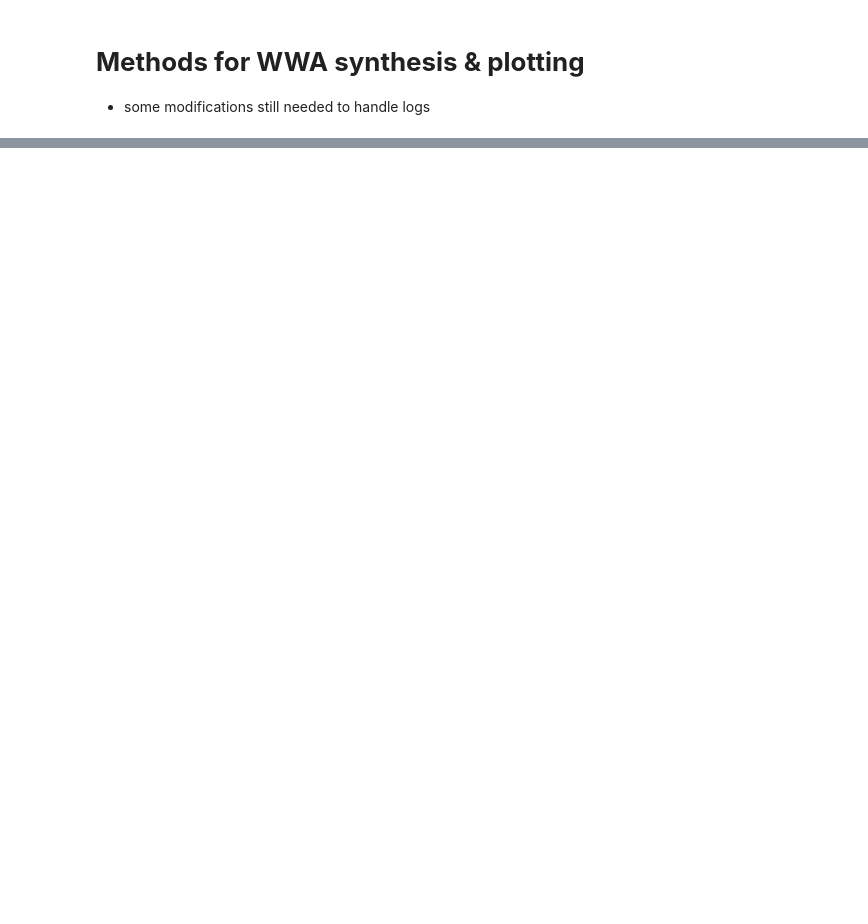
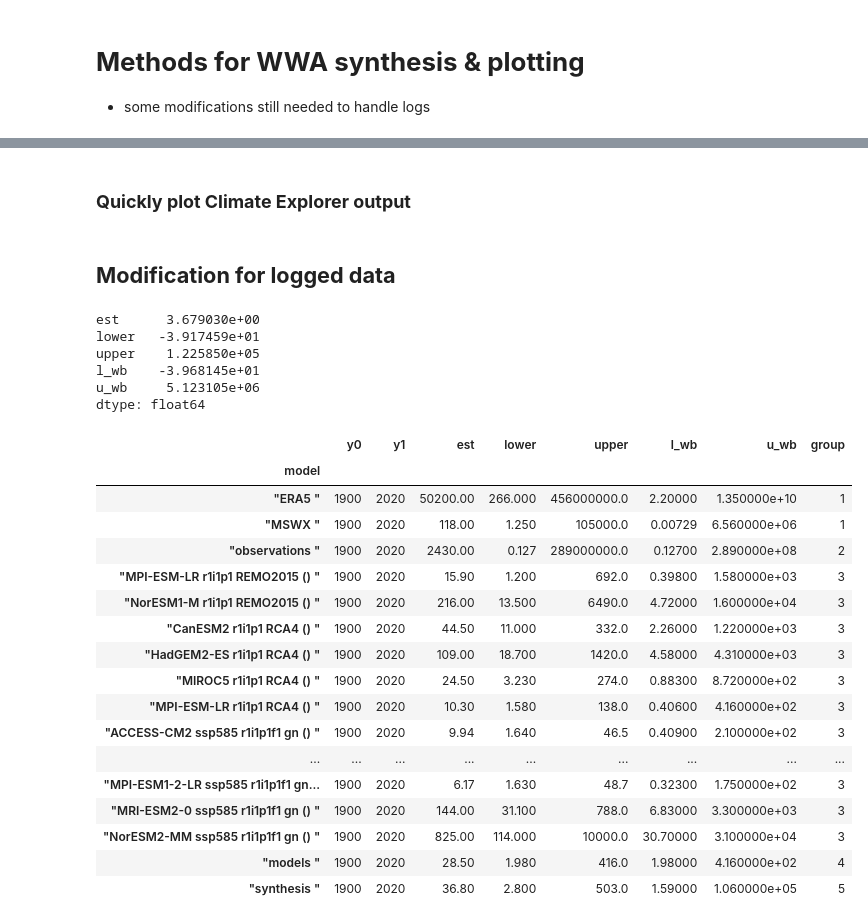
Before and after one commit to clairbarnes/wwa-current, a Jupyter notebook: 00_model-fitting-dev/synthesis/synthesis-python.ipynb, the cells around one changed output, grey strips where cells are left out. Saved outputs shown, nothing was run; the diff lists cells and outputs as text; code cells hidden in the pictures; blank space fills up the shorter version.

```diff
--- a/00_model-fitting-dev/synthesis/synthesis-python.ipynb
+++ b/00_model-fitting-dev/synthesis/synthesis-python.ipynb
@@ -218,0 +218,2 @@ sig_mrep:  3.97
+# %% [markdown]
+### **Quickly plot Climate Explorer output**
@@ -218,0 +249,2 @@ sig_mrep:  3.97
+# %% [markdown]
+## **Modification for logged data**
@@ -218,0 +329,30 @@ sig_mrep:  3.97
+# %%
+round(synth_w,5)
+# %% [output]
+est      3.679030e+00
+lower   -3.917459e+01
+upper    1.225850e+05
+l_wb    -3.968145e+01
+u_wb     5.123105e+06
+dtype: float64
+# %%
+df_out
+# %% [output]
+|  | y0 | y1 | est | lower | upper | l_wb | u_wb | group |
+| model |  |  |  |  |  |  |  |  |
+| "ERA5 " | 1900 | 2020 | 50200.00 | 266.000 | 456000000.0 | 2.20000 | 1.350000e+10 | 1 |
+| "MSWX " | 1900 | 2020 | 118.00 | 1.250 | 105000.0 | 0.00729 | 6.560000e+06 | 1 |
+| "observations " | 1900 | 2020 | 2430.00 | 0.127 | 289000000.0 | 0.12700 | 2.890000e+08 | 2 |
+| "MPI-ESM-LR r1i1p1 REMO2015 () " | 1900 | 2020 | 15.90 | 1.200 | 692.0 | 0.39800 | 1.580000e+03 | 3 |
+| "NorESM1-M r1i1p1 REMO2015 () " | 1900 | 2020 | 216.00 | 13.500 | 6490.0 | 4.72000 | 1.600000e+04 | 3 |
+| "CanESM2 r1i1p1 RCA4 () " | 1900 | 2020 | 44.50 | 11.000 | 332.0 | 2.26000 | 1.220000e+03 | 3 |
+| "HadGEM2-ES r1i1p1 RCA4 () " | 1900 | 2020 | 109.00 | 18.700 | 1420.0 | 4.58000 | 4.310000e+03 | 3 |
+| "MIROC5 r1i1p1 RCA4 () " | 1900 | 2020 | 24.50 | 3.230 | 274.0 | 0.88300 | 8.720000e+02 | 3 |
+| "MPI-ESM-LR r1i1p1 RCA4 () " | 1900 | 2020 | 10.30 | 1.580 | 138.0 | 0.40600 | 4.160000e+02 | 3 |
+| "ACCESS-CM2 ssp585 r1i1p1f1 gn () " | 1900 | 2020 | 9.94 | 1.640 | 46.5 | 0.40900 | 2.100000e+02 | 3 |
+| ... | ... | ... | ... | ... | ... | ... | ... | ... |
+| "MPI-ESM1-2-LR ssp585 r1i1p1f1 gn... | 1900 | 2020 | 6.17 | 1.630 | 48.7 | 0.32300 | 1.750000e+02 | 3 |
+| "MRI-ESM2-0 ssp585 r1i1p1f1 gn () " | 1900 | 2020 | 144.00 | 31.100 | 788.0 | 6.83000 | 3.300000e+03 | 3 |
+| "NorESM2-MM ssp585 r1i1p1f1 gn () " | 1900 | 2020 | 825.00 | 114.000 | 10000.0 | 30.70000 | 3.100000e+04 | 3 |
+| "models " | 1900 | 2020 | 28.50 | 1.980 | 416.0 | 1.98000 | 4.160000e+02 | 4 |
+| "synthesis " | 1900 | 2020 | 36.80 | 2.800 | 503.0 | 1.59000 | 1.060000e+05 | 5 |
```
Also changed, not shown: parts of 25 cells of this notebook.
